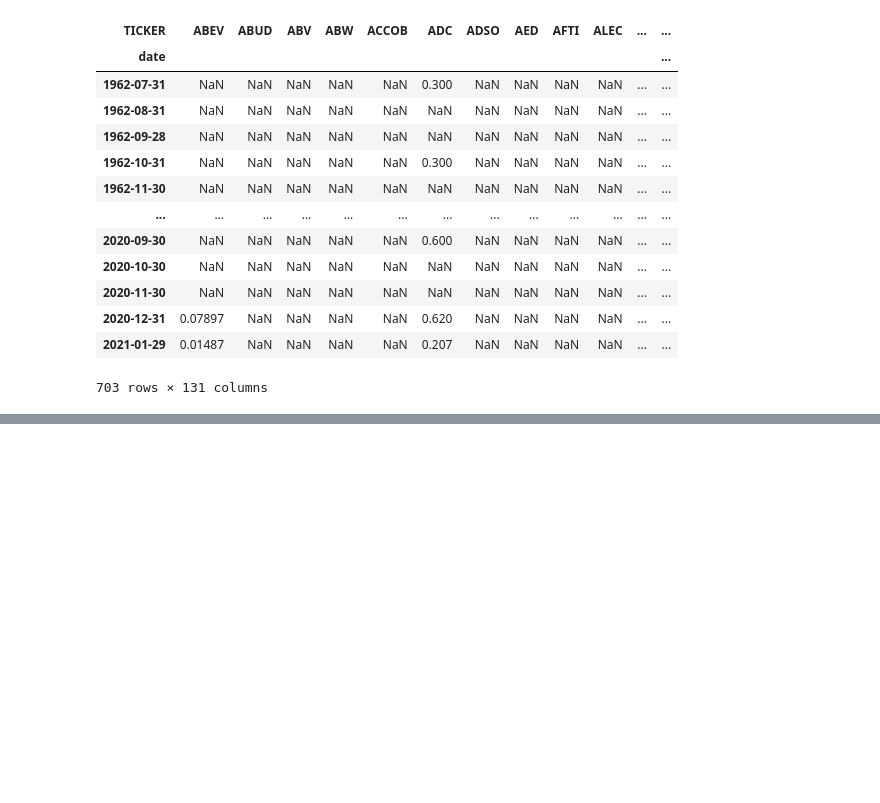
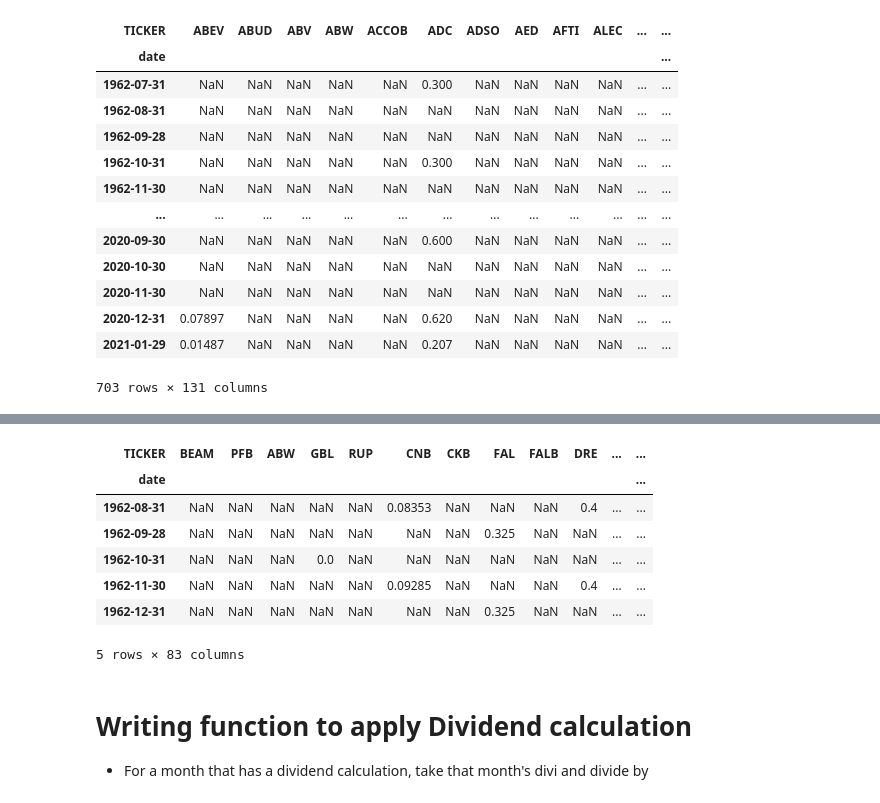
Before and after one commit to statistactics/sin-stocks, a Jupyter notebook: INCLUDING_DIVI_RFR.ipynb, the cells around one changed output, grey strips where cells are left out. Saved outputs shown, nothing was run; the diff lists cells and outputs as text; code cells hidden in the pictures; blank space fills up the shorter version.

Commit message:
Attempting calculations among 3 df...

```diff
--- a/INCLUDING_DIVI_RFR.ipynb
+++ b/INCLUDING_DIVI_RFR.ipynb
@@ -122,0 +233,14 @@ divi_df.pivot_table(index = divi_df["date"], columns = "TICKER", values = "DIVAM
+# %%
+divi_truncate.head()
+# %% [output]
+| TICKER | BEAM | PFB | ABW | GBL | RUP | CNB | CKB | FAL | FALB | DRE | ... | ... |
+| date |  |  |  |  |  |  |  |  |  |  |  | ... |
+| 1962-08-31 | NaN | NaN | NaN | NaN | NaN | 0.08353 | NaN | NaN | NaN | 0.4 | ... | ... |
+| 1962-09-28 | NaN | NaN | NaN | NaN | NaN | NaN | NaN | 0.325 | NaN | NaN | ... | ... |
+| 1962-10-31 | NaN | NaN | NaN | 0.0 | NaN | NaN | NaN | NaN | NaN | NaN | ... | ... |
+| 1962-11-30 | NaN | NaN | NaN | NaN | NaN | 0.09285 | NaN | NaN | NaN | 0.4 | ... | ... |
+| 1962-12-31 | NaN | NaN | NaN | NaN | NaN | NaN | NaN | 0.325 | NaN | NaN | ... | ... |
+5 rows × 83 columns
+# %% [markdown]
+# Writing function to apply Dividend calculation
+- For a month that has a dividend calculation, take that month's divi and divide by
```
Also changed, not shown: parts of 15 cells of this notebook, 2 other files.
